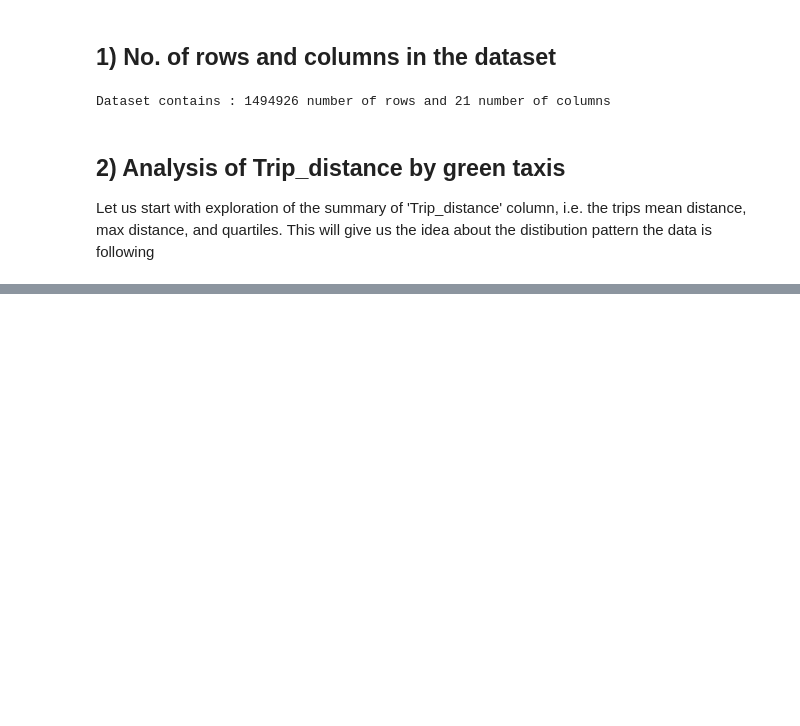
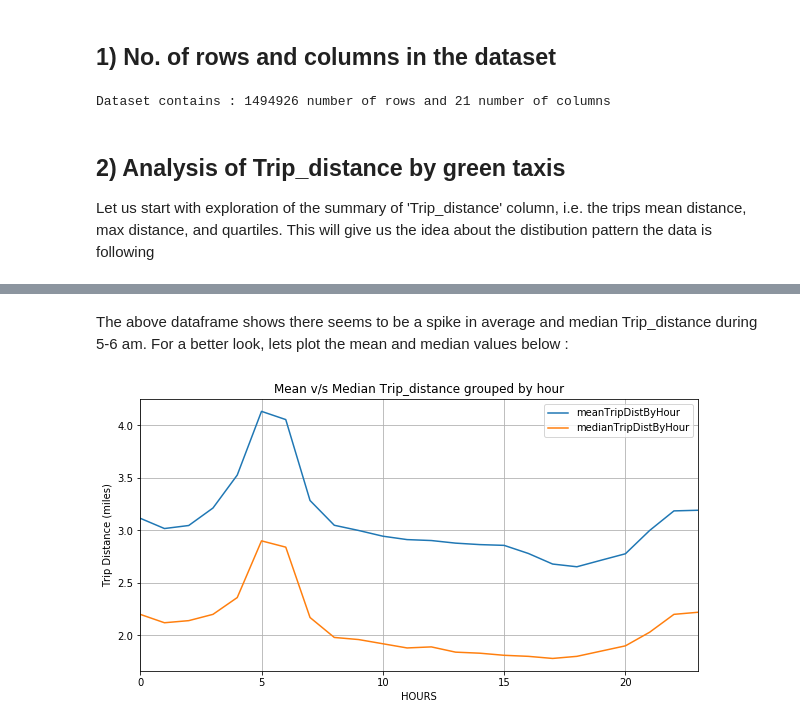
Before and after one commit to saurabhsingh13no/NewYork_GreenTaxis, a Jupyter notebook: notebook/GreenTaxis.ipynb, the cells around one changed output, grey strips where cells are left out. Drawn from its saved outputs; the diff is of its cells as text; code cells hidden in the pictures; blank space fills up the shorter version.

```diff
--- a/notebook/GreenTaxis.ipynb
+++ b/notebook/GreenTaxis.ipynb
@@ -139,0 +178,17 @@ df['Trip_distance'].mean()
+# %%
+def getCombinedMeanMedianTripDist(meanGrp, medianGrp):
+    """
+    Function displays the value of meanGrp and medianGrp onto screen side by side
+    :param meanGrp  : panda Series. Series of mean Trip_distance grouped by hour
+    :param medianGrp: panda Series. Series of median Trip_distance grouped by hour
+    :return         : panda dataframe : A dataframe with meanGrp and medianGrp as its column
+    """
+    dfMeanMedian = pd.DataFrame()
+    dfMeanMedian[MEAN_TRIP_DISTANCE_BY_HOUR] = meanGrp
+    dfMeanMedian[MEDIAN_TRIP_DISTANCE_BY_HOUR] = medianGrp
+    dfMeanMedian.reset_index(inplace=True)
+    dfMeanMedian.drop(PICKUP_TIME_COLUMN, axis = 1, inplace=True)
+    return dfMeanMedian
+
+dfCombinedMeanMedian = getCombinedMeanMedianTripDist(meanGrp, medianGrp)
+dfCombinedMeanMedian
@@ -139,0 +213,21 @@ df['Trip_distance'].mean()
+# %% [markdown]
+The above dataframe shows there seems to be a spike in average and median Trip_distance during 5-6 am. For a better look, lets plot the mean and median values below :
+# %%
+#plotting dataFrame
+def plotMeanMedianDF(dfCombinedMeanMedian, title, xlabel, ylabel):
+    """
+    Function plots df
+    :param dfCombinedMeanMedian : pandas dataFrame
+    :param title : String. Title for the plot
+    :param xlabel: String. xlabel for the plot
+    :param ylabel: String. ylabel for the plot
+    :return      : None
+    """
+    plot = dfCombinedMeanMedian.plot(figsize=(10,5), title=title,grid=True)
+    plot.set_xlabel(xlabel)
+    plot.set_ylabel(ylabel)
+    plt.show()
+
+plotMeanMedianDF(dfCombinedMeanMedian, MEAN_MEDIAN_OF_TITLE, MEAN_MEDIAN_OF_XLabel, MEAN_MEDIAN_OF_YLabel)
+# %% [output]
+[figure, added]
```
Also changed, not shown: parts of 21 cells of this notebook.
